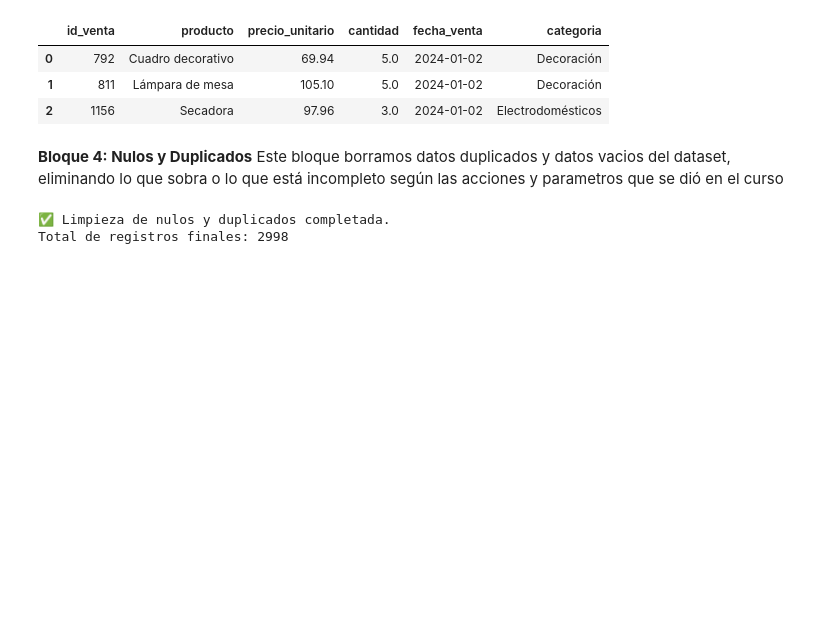
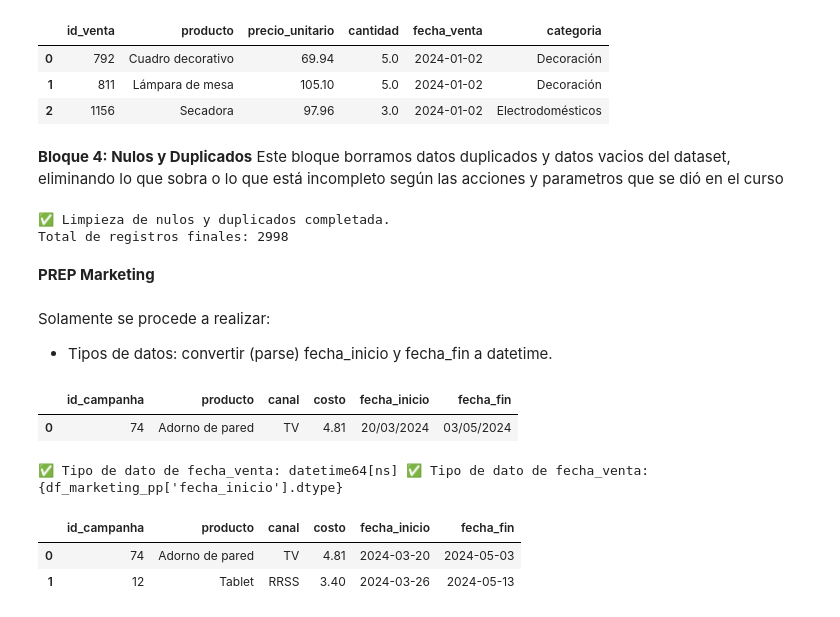
Before and after one commit to rocioblivingston/Data-Analitycs-Python-1C2026, a Jupyter notebook: Pre_Entrega_Data_Analitycs_C12026.ipynb, the cells around one changed output. Saved outputs shown, nothing was run; the diff lists cells and outputs as text; code cells hidden in the pictures; blank space fills up the shorter version.

```diff
--- a/Pre_Entrega_Data_Analitycs_C12026.ipynb
+++ b/Pre_Entrega_Data_Analitycs_C12026.ipynb
@@ -289,3 +292,27 @@ print(f"Total de registros finales: {len(df_ventas_pp)}")
 # %% [output]
 ✅ Limpieza de nulos y duplicados completada.
 Total de registros finales: 2998
+# %% [markdown]
+**PREP Marketing**
+# %% [markdown]
+Solamente se procede a realizar:
+* Tipos de datos: convertir (parse) fecha_inicio y fecha_fin a datetime.
+# %%
+# Volvemos a hacer lo mismo, una copia de seguridad
+df_marketing_pp = df_marketing.copy()
+df_marketing_pp.head(1)
+# %% [output]
+|  | id_campanha | producto | canal | costo | fecha_inicio | fecha_fin |
+| 0 | 74 | Adorno de pared | TV | 4.81 | 20/03/2024 | 03/05/2024 |
+# %%
+# Usamos dayfirst=True para que reconozca el formato día/mes/año de Argentina
+df_marketing_pp['fecha_inicio'] = pd.to_datetime(df_marketing_pp['fecha_inicio'], dayfirst=True)
+df_marketing_pp['fecha_fin'] = pd.to_datetime(df_marketing_pp['fecha_fin'], dayfirst=True)
+
+print(f"✅ Tipo de dato de fecha_venta: {df_marketing_pp['fecha_inicio'].dtype}"+ " " "✅ Tipo de dato de fecha_venta: {df_marketing_pp['fecha_inicio'].dtype}")
+df_marketing_pp.head(2)
+# %% [output]
+✅ Tipo de dato de fecha_venta: datetime64[ns] ✅ Tipo de dato de fecha_venta: {df_marketing_pp['fecha_inicio'].dtype}
+|  | id_campanha | producto | canal | costo | fecha_inicio | fecha_fin |
+| 0 | 74 | Adorno de pared | TV | 4.81 | 2024-03-20 | 2024-05-03 |
+| 1 | 12 | Tablet | RRSS | 3.40 | 2024-03-26 | 2024-05-13 |
```
Also changed, not shown: parts of 2 cells of this notebook.
